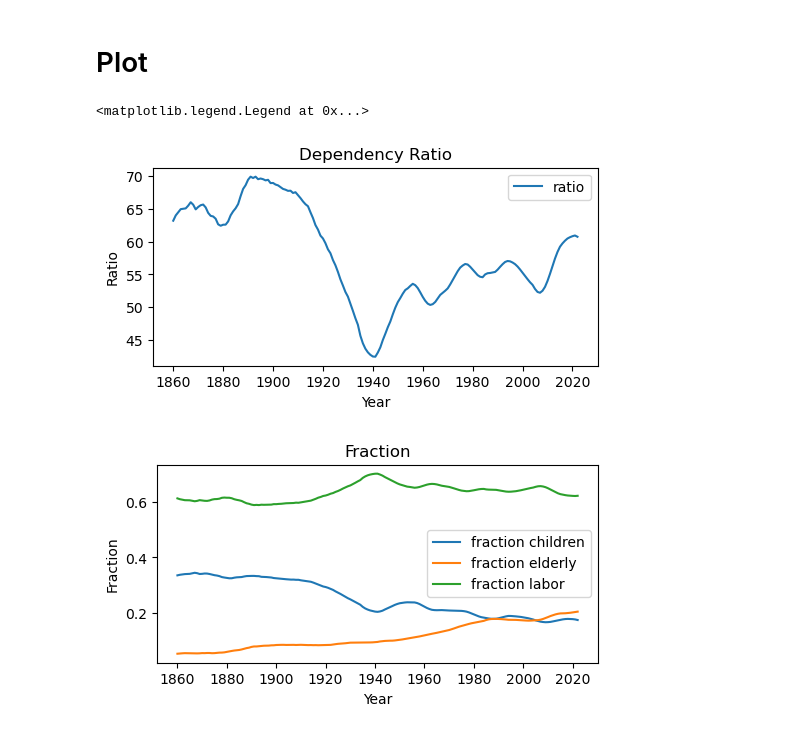
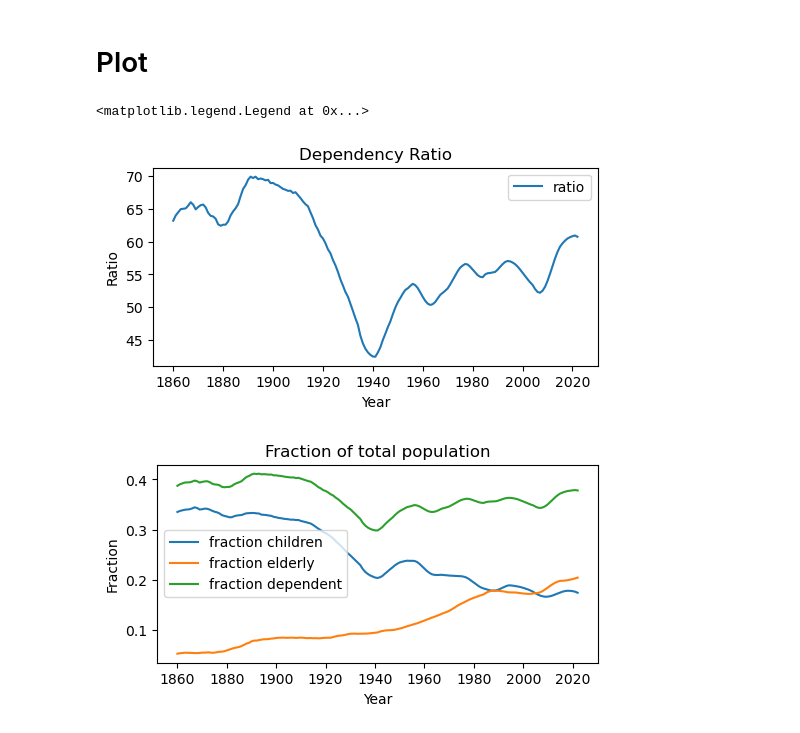
Before and after one commit to olabratt/DIT407, a Jupyter notebook: Assignment1/assignment1.ipynb, the cells around one changed output. Drawn from its saved outputs; the diff is of its cells as text; code cells hidden in the pictures.

Commit message:
update with dependent population instead of labor population

```diff
--- a/Assignment1/assignment1.ipynb
+++ b/Assignment1/assignment1.ipynb
@@ -38,7 +41,7 @@ classesT['ratio'] = classesT.apply(lambda row: ratio(row.iat[0], row.iat[2], row
 classesT['total'] = classesT.apply(lambda row: total(row.iat[0], row.iat[2], row.iat[1]), axis=1)
 classesT['fraction_children'] = classesT.apply(lambda row: fraction(row.iat[0], row.iat[4]), axis=1)
 classesT['fraction_elderly'] = classesT.apply(lambda row: fraction(row.iat[2], row.iat[4]), axis=1)
-classesT['fraction_labor'] = classesT.apply(lambda row: fraction(row.iat[1], row.iat[4]), axis=1)
+classesT['fraction_dependent'] = classesT.apply(lambda row: fraction(row.iat[0] + row.iat[2], row.iat[4]), axis=1)
 
-#print(classesT.head())
+print(classesT.head())
 #print(classesT.tail())
@@ -47,25 +64,25 @@ classesT['fraction_labor'] = classesT.apply(lambda row: fraction(row.iat[1], row
 # %%
 # Convert index to float
 years = np.asarray(classesT.index.values, float)
 
 # Plot ratio
 fig1, ax1 = pyplot.subplots(figsize=(5, 2.7), layout='constrained')
 ax1.plot(years, classesT['ratio'], label='ratio')
 ax1.set_xlabel('Year')  # Add an x-label to the axes.
 ax1.set_ylabel('Ratio')  # Add a y-label to the axes.
 ax1.set_title("Dependency Ratio")  # Add a title to the axes.
 ax1.legend()
 
 # Plot fractions
 fig2, ax2 = pyplot.subplots(figsize=(5, 2.7), layout='constrained')
 ax2.plot(years, classesT['fraction_children'], label='fraction children')
 ax2.plot(years, classesT['fraction_elderly'], label='fraction elderly')
-ax2.plot(years, classesT['fraction_labor'], label='fraction labor')
+ax2.plot(years, classesT['fraction_dependent'], label='fraction dependent')
 ax2.set_xlabel('Year')  # Add an x-label to the axes.
 ax2.set_ylabel('Fraction')  # Add a y-label to the axes.
 ax2.set_title("Fraction of total population")  # Add a title to the axes.
 ax2.legend()
 # %% [output]
 <matplotlib.legend.Legend at 0x...>
 [figure]
-[figure, old version]
+[figure, new version]
```
Also changed, not shown: parts of 2 cells of this notebook, 8 other files.
